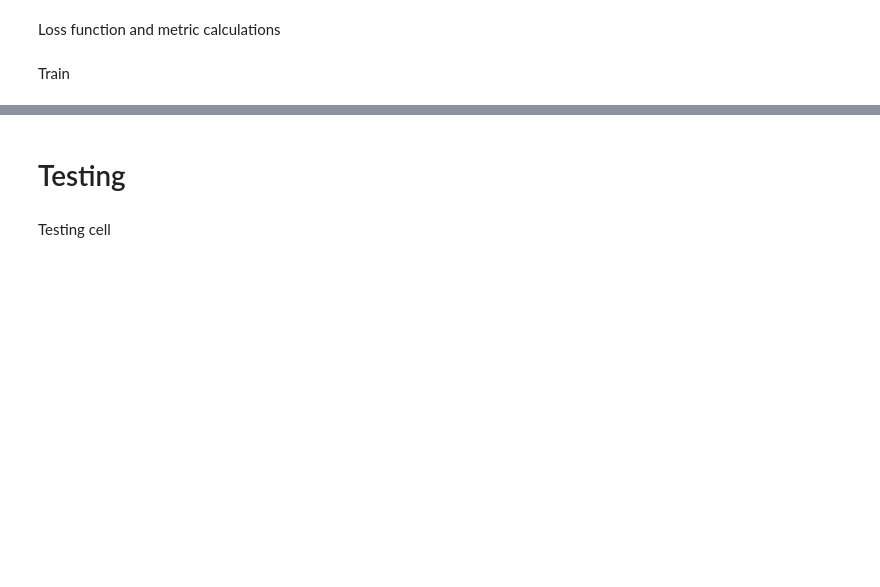
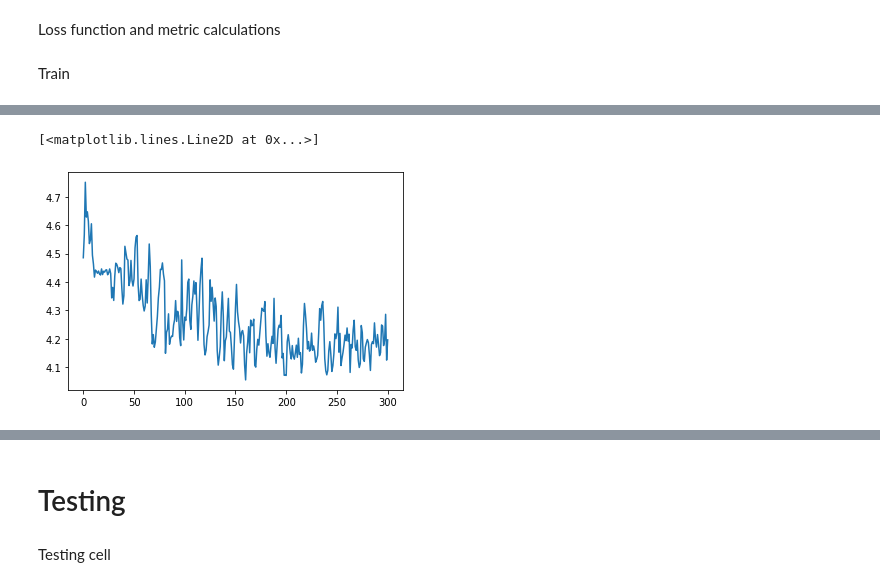
Before and after one commit to haidershoaib98/TGCN-Reproduce, a Jupyter notebook: 6322_Project.ipynb, the cells around one changed output, grey strips where cells are left out. Cells and saved outputs as stored; diff of their text form; code cells hidden in the pictures; blank space fills up the shorter version.

Commit message:
Training runs

```diff
--- a/6322_Project.ipynb
+++ b/6322_Project.ipynb
@@ -138,8 +138,9 @@ def generate_torch_datasets(
 # %% [markdown]
 Generate train and test data
 # %%
+
 tr_x, tr_y, tx, ty = generate_dataset(data, 12, 3)
-train, test = generate_torch_datasets(data, 12, 64)
+train, test = generate_torch_datasets(data, 12, 3)
 train_data = DataLoader(train, batch_size=64)
 test_data = DataLoader(test, batch_size=len(test))
 # %% [markdown]
@@ -263,5 +268,5 @@ Initialize T-GCN model
 # %%
-tgcn = TGCN(adj=adj, hidden_dim=64)
+tgcn = TGCN(adj=adj, hidden_dim=3)
 # %% [markdown]
 Setup Adam optimizer and loss criterion
 # %%
@@ -281,9 +286,9 @@ Loss function and metric calculations
 def mse_with_regularizer_loss_func(inputs, targets, model, lamda=1.5e-3):
     reg_loss = 0.0
     for param in model.parameters():
-        reg_loss += torch.sum(param ** 2) / 2
+        reg_loss += torch.sum(param ** 2) / len(pred)
     reg_loss = lamda * reg_loss
-    mse_loss = torch.sum((inputs - targets) ** 2) / 2
+    mse_loss = torch.sum((inputs - targets) ** 2) / len(pred)
     return mse_loss + reg_loss
 
 def mse_loss(pred, y):
@@ -307,7 +312,8 @@ Train
 # %%
 tgcn.train()
 torch.set_grad_enabled(True)
-for epoch in range(100):  # loop over the dataset multiple times
+loss_list = []
+for epoch in range(3000):  # loop over the dataset multiple times
     running_loss = 0.0
     epoch_loss = 0.0
     for i, batch in enumerate(train_data):
@@ -336,6 +342,7 @@ for epoch in range(100):  # loop over the dataset multiple times
         running_loss = 0.0
 
     epoch_loss = epoch_loss/len(batch)
+    loss_list.append(epoch_loss)
     print(f'[EPOCH {epoch + 1}] average loss: {epoch_loss:.3f}')
 
 print('Finished Training')
@@ -359,0 +369,5 @@ Finished Training
+# %%
+plt.plot(loss_list)
+# %% [output]
+[<matplotlib.lines.Line2D at 0x...>]
+[figure, added]
```
Also changed, not shown: parts of 10 cells of this notebook.
